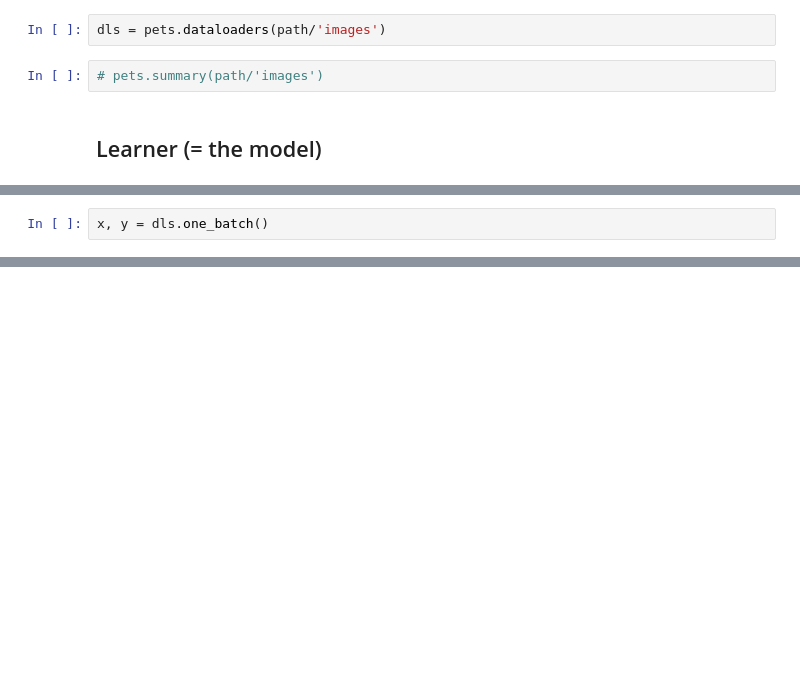
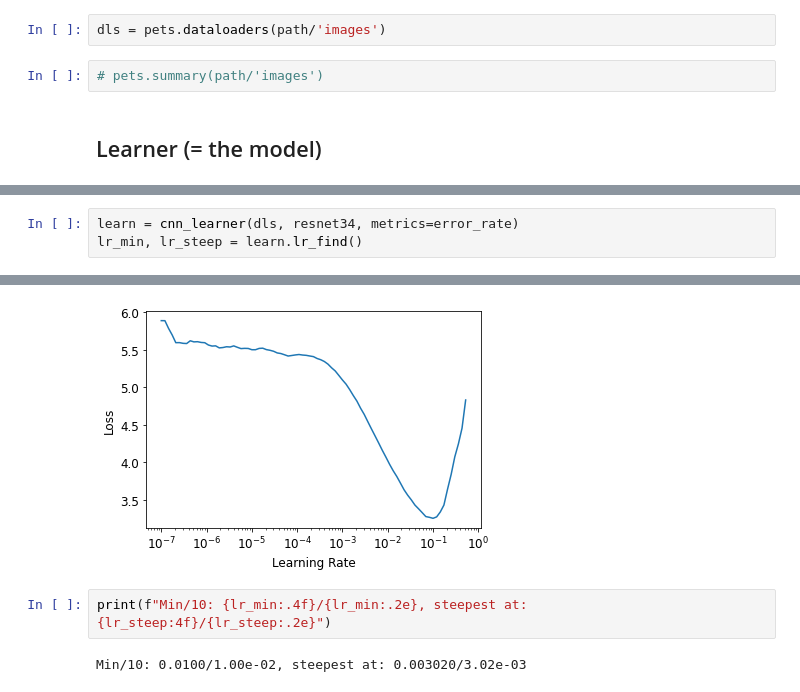
Before and after one commit to floriandotpy/data-playground, a Jupyter notebook: fastai/dogbreeds.ipynb, the cells around one changed output, grey strips where cells are left out. Drawn from its saved outputs; the diff is of its cells as text; blank space fills up the shorter version.

Commit message:
lr find

```diff
--- a/fastai/dogbreeds.ipynb
+++ b/fastai/dogbreeds.ipynb
@@ -51,2 +52,4 @@ KeyboardInterrupt:
-# %%
-x, y = dls.one_batch()
+# %%
+learn = cnn_learner(dls, resnet34, metrics=error_rate)
+lr_min, lr_steep = learn.lr_find()
+# %% [output]
@@ -52,0 +57,5 @@ x, y = dls.one_batch()
+[figure, added]
+# %%
+print(f"Min/10: {lr_min:.4f}/{lr_min:.2e}, steepest at: {lr_steep:4f}/{lr_steep:.2e}")
+# %% [output]
+Min/10: 0.0100/1.00e-02, steepest at: 0.003020/3.02e-03
```
Also changed, not shown: parts of 14 cells of this notebook, 1 other file.
